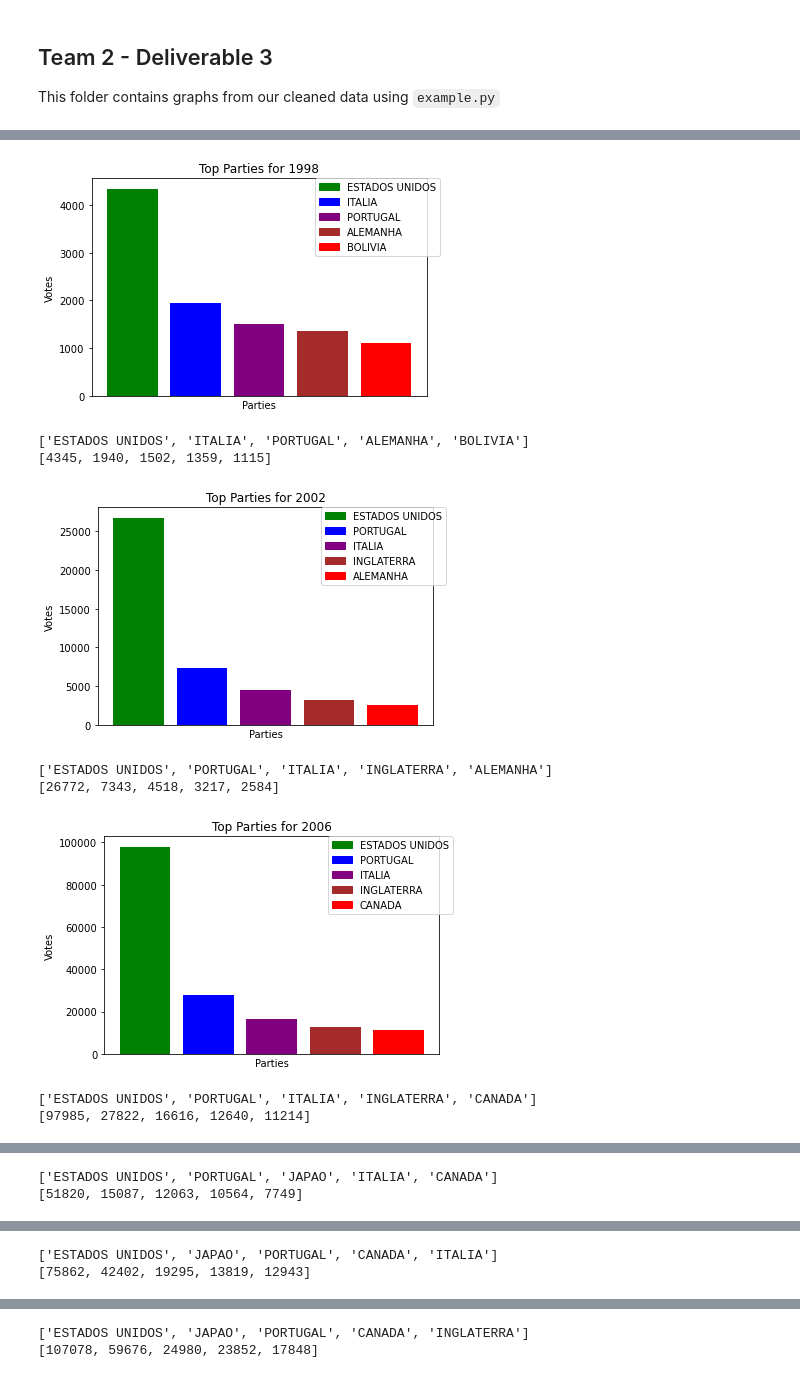
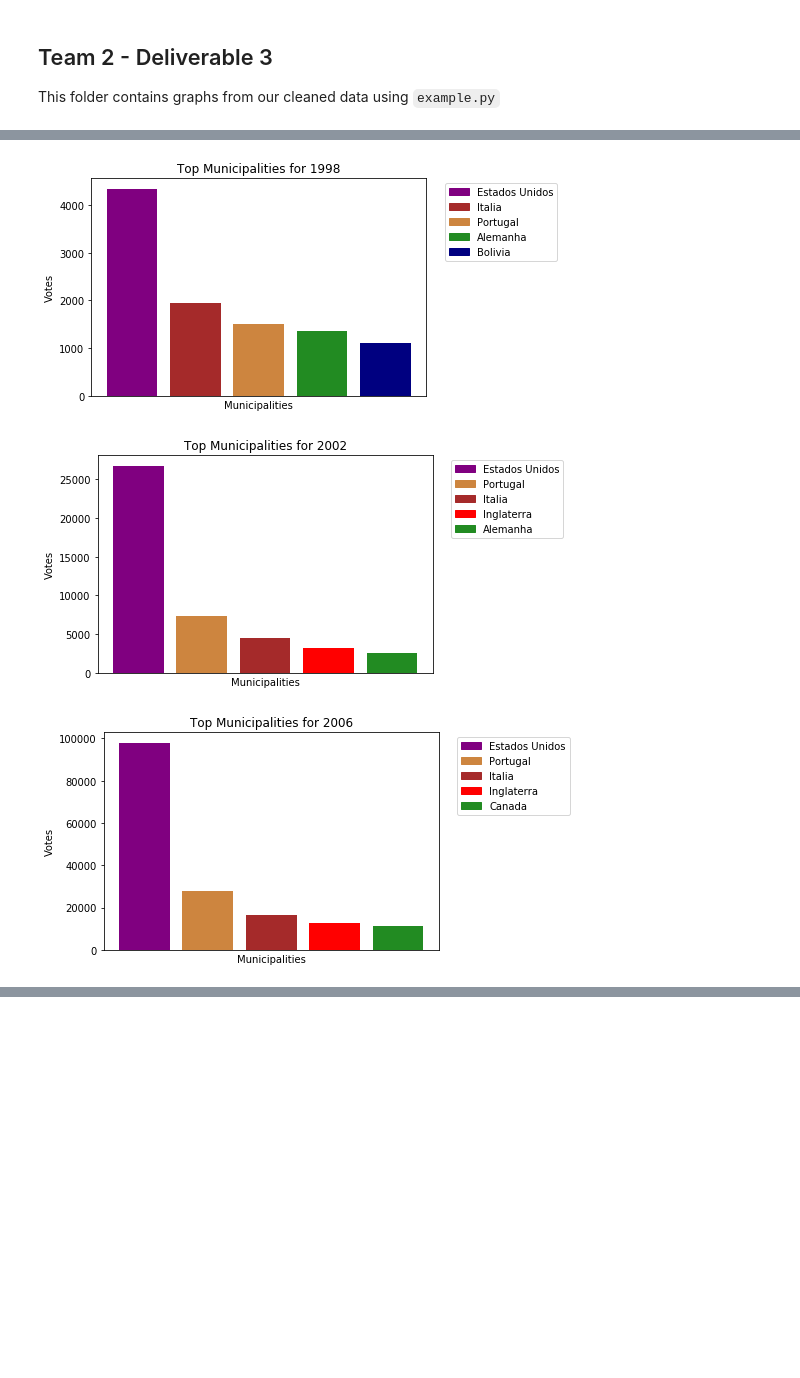
Before and after one commit to BU-Spark/ds-boston-bpda-br-election, a Jupyter notebook: DELIVERABLES/Delieverable3VotingPatterns.ipynb, the cells around one changed output, grey strips where cells are left out. Drawn from its saved outputs; the diff is of its cells as text; code cells hidden in the pictures; blank space fills up the shorter version.

```diff
--- a/DELIVERABLES/Delieverable3VotingPatterns.ipynb
+++ b/DELIVERABLES/Delieverable3VotingPatterns.ipynb
@@ -125,15 +145,28 @@ def graphPartyVotes(party_data, top, years, parties, year):
             top_parties.pop()
             top_votes.pop()
 
-    colors = ['green','blue','purple','brown','red']
+    my_dict = {'Partido Da Social Democracia Brasileira' : 'green',
+              'Partido Dos Trabalhadores' : 'blue', 'Partido Novo' : 'gold',
+              'Partido Socialista Brasileiro' : 'orange', 'Rede Sustentabilidade' : 'orange',
+              'Podemos' : 'red', 'Partido Socialista Dos Trabalhadores Unificado' : 'teal',
+              'Partido Popular Socialista' : 'purple', 'Partido Da Reedificacao Da Ordem Nacional' : 'brown',
+              'Partido Socialismo E Liberdade' : 'peru', 'Partido Verde' : 'red',
+              'Partido Republicano Progressista' : 'forestgreen', 'Partido Social Liberal' : 'tan',
+              'Partido Democratico Trabalhista' : 'navy'}
+
+    colors = []
+    for party in top_parties:
+        colors.append(my_dict[party])
+
     plt.bar(top_parties, top_votes, color=colors)
     plt.xlabel("Parties")
     plt.xticks([], [])
     plt.ylabel("Votes")
     plt.title("Top Parties for " + str(year))
     handles = [plt.Rectangle((0,0),1,1, color=colors[top_parties.index(label)]) for label in top_parties]
-    plt.legend(handles, top_parties, bbox_to_anchor=(1.04,1), borderaxespad=0)
+    plt.legend(handles, top_parties, bbox_to_anchor=(1.04,1), loc='upper left')
     plt.show()
+    print(top_parties)
 
 for year in years:
     graphPartyVotes(party_data, 5, years, parties, year)
@@ -147,46 +186,44 @@ for year in years:
 # %%
-# Graph top parties for each year
-def graphPartyVotes2(party_data, top, years, parties, year):
+# Graph top municipalities for each year
+def graphPartyVotes2(municipality_data, top, years, parties, year):
     index = years.index(year)
-    data = party_data[index]
+    data = municipality_data[index]
 
-    top_parties = []
+    top_municipalities = []
     top_votes = []
     for value in data:
-        if (len(top_parties) < top):
-            top_parties.append(value[0])
+        if (len(top_municipalities) < top):
+            top_municipalities.append(value[0])
             top_votes.append(value[1])
         else:
-            top_parties.append(value[0])
+            top_municipalities.append(value[0])
             top_votes.append(value[1])
-            zipped_lists = zip(top_votes, top_parties)
+            zipped_lists = zip(top_votes, top_municipalities)
             sorted_zipped_lists = sorted(zipped_lists, reverse=True)
-            top_parties = [element for _, element in sorted_zipped_lists]
+            top_municipalities = [element for _, element in sorted_zipped_lists]
             top_votes = [element for element, _ in sorted_zipped_lists]
-            top_parties.pop()
+            top_municipalities.pop()
             top_votes.pop()
 
-    colors = ['green','blue','purple','brown','red']
-    plt.bar(top_parties, top_votes, color=colors)
-    plt.xlabel("Parties")
+    my_dict = {'Estados Unidos' : 'purple', 'Italia' : 'brown',
+              'Portugal' : 'peru', 'Alemanha' : 'forestgreen',
+              'Bolivia' : 'navy', 'Inglaterra' : 'red',
+              'Canada' : 'forestgreen', 'Japao' : 'tan'}
+    colors = []
+    for municipality in top_municipalities:
+        colors.append(my_dict[municipality])
+    plt.bar(top_municipalities, top_votes, color=colors)
+    plt.xlabel("Municipalities")
     plt.xticks([], [])
     plt.ylabel("Votes")
-    plt.title("Top Parties for " + str(year))
-    handles = [plt.Rectangle((0,0),1,1, color=colors[top_parties.index(label)]) for label in top_parties]
-    plt.legend(handles, top_parties, bbox_to_anchor=(1.04,1), borderaxespad=0)
+    plt.title("Top Municipalities for " + str(year))
+    handles = [plt.Rectangle((0,0),1,1, color=colors[top_municipalities.index(label)]) for label in top_municipalities]
+    plt.legend(handles, top_municipalities, bbox_to_anchor=(1.04,1), loc='upper left')
     plt.show()
-    print(top_parties)
-    print(top_votes)
 
 for year in years:
     graphPartyVotes2(municipality_data, 5, years, municipalities, year)
 # %% [output]
-[figure, old version]
+[figure, new version]
-['ESTADOS UNIDOS', 'ITALIA', 'PORTUGAL', 'ALEMANHA', 'BOLIVIA']
-[4345, 1940, 1502, 1359, 1115]
-[figure, old version]
+[figure, new version]
-['ESTADOS UNIDOS', 'PORTUGAL', 'ITALIA', 'INGLATERRA', 'ALEMANHA']
-[26772, 7343, 4518, 3217, 2584]
-[figure, old version]
+[figure, new version]
-['ESTADOS UNIDOS', 'PORTUGAL', 'ITALIA', 'INGLATERRA', 'CANADA']
-[97985, 27822, 16616, 12640, 11214]
@@ -194,2 +230,0 @@ for year in years:
-['ESTADOS UNIDOS', 'PORTUGAL', 'JAPAO', 'ITALIA', 'CANADA']
-[51820, 15087, 12063, 10564, 7749]
@@ -197,2 +231,0 @@ for year in years:
-['ESTADOS UNIDOS', 'JAPAO', 'PORTUGAL', 'CANADA', 'ITALIA']
-[75862, 42402, 19295, 13819, 12943]
@@ -200,2 +232,0 @@ for year in years:
-['ESTADOS UNIDOS', 'JAPAO', 'PORTUGAL', 'CANADA', 'INGLATERRA']
-[107078, 59676, 24980, 23852, 17848]
```
Also changed, not shown: parts of 6 cells of this notebook, 1 other file.
